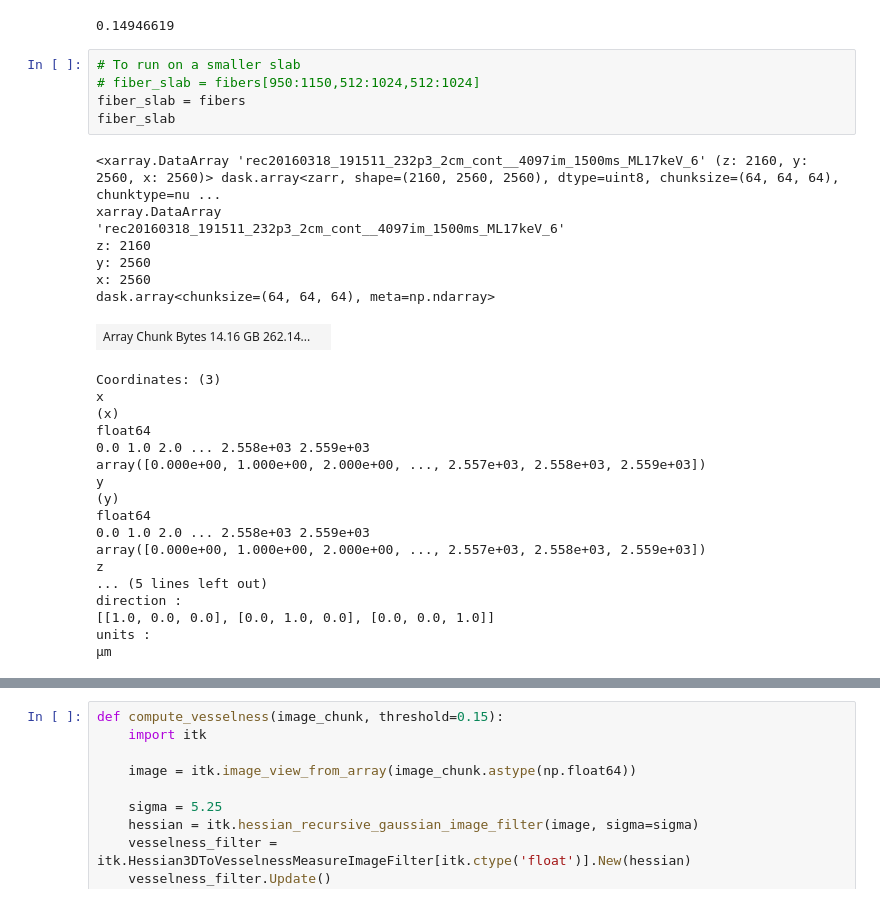
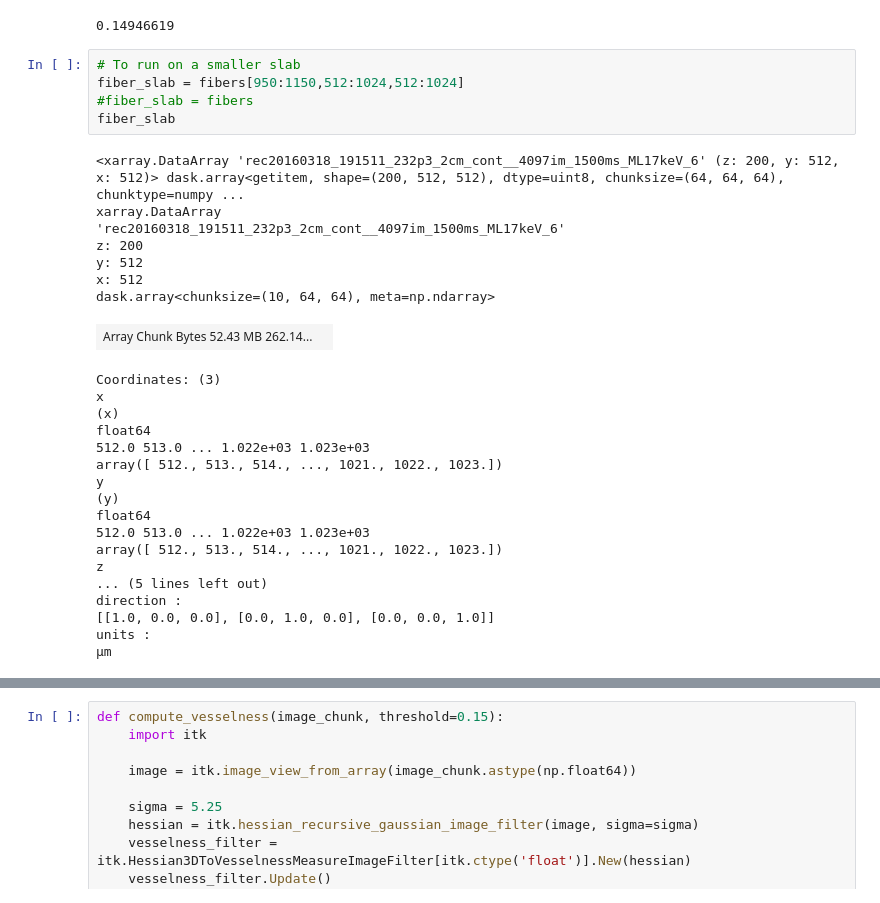
Before and after one commit to dani-lbnl/SC20_pyHPC, a Jupyter notebook: code/03_fiber_segmentation.ipynb, the cells around one changed output, grey strips where cells are left out. Cells and saved outputs as stored; diff of their text form.

```diff
--- a/code/03_fiber_segmentation.ipynb
+++ b/code/03_fiber_segmentation.ipynb
@@ -201,29 +201,29 @@ threshold_value
 0.14946619
 # %%
 # To run on a smaller slab
-# fiber_slab = fibers[950:1150,512:1024,512:1024]
-fiber_slab = fibers
+fiber_slab = fibers[950:1150,512:1024,512:1024]
+#fiber_slab = fibers
 fiber_slab
 # %% [output]
-<xarray.DataArray 'rec20160318_191511_232p3_2cm_cont__4097im_1500ms_ML17keV_6' (z: 2160, y: 2560, x: 2560)> dask.array<zarr, shape=(2160, 2560, 2560), dtype=uint8, chunksize=(64, 64, 64), chunktype=nu ...
+<xarray.DataArray 'rec20160318_191511_232p3_2cm_cont__4097im_1500ms_ML17keV_6' (z: 200, y: 512, x: 512)> dask.array<getitem, shape=(200, 512, 512), dtype=uint8, chunksize=(64, 64, 64), chunktype=numpy ...
 xarray.DataArray
 'rec20160318_191511_232p3_2cm_cont__4097im_1500ms_ML17keV_6'
-z: 2160
-y: 2560
-x: 2560
-dask.array<chunksize=(64, 64, 64), meta=np.ndarray>
+z: 200
+y: 512
+x: 512
+dask.array<chunksize=(10, 64, 64), meta=np.ndarray>
-| Array Chunk Bytes 14.16 GB 262.14... |  |
+| Array Chunk Bytes 52.43 MB 262.14... |  |
 Coordinates: (3)
 x
 (x)
 float64
-0.0 1.0 2.0 ... 2.558e+03 2.559e+03
-array([0.000e+00, 1.000e+00, 2.000e+00, ..., 2.557e+03, 2.558e+03, 2.559e+03])
+512.0 513.0 ... 1.022e+03 1.023e+03
+array([ 512., 513., 514., ..., 1021., 1022., 1023.])
 y
 (y)
 float64
-0.0 1.0 2.0 ... 2.558e+03 2.559e+03
-array([0.000e+00, 1.000e+00, 2.000e+00, ..., 2.557e+03, 2.558e+03, 2.559e+03])
+512.0 513.0 ... 1.022e+03 1.023e+03
+array([ 512., 513., 514., ..., 1021., 1022., 1023.])
 z
 ... (5 lines left out)
 direction :
```
Also changed, not shown: parts of 9 cells of this notebook.
